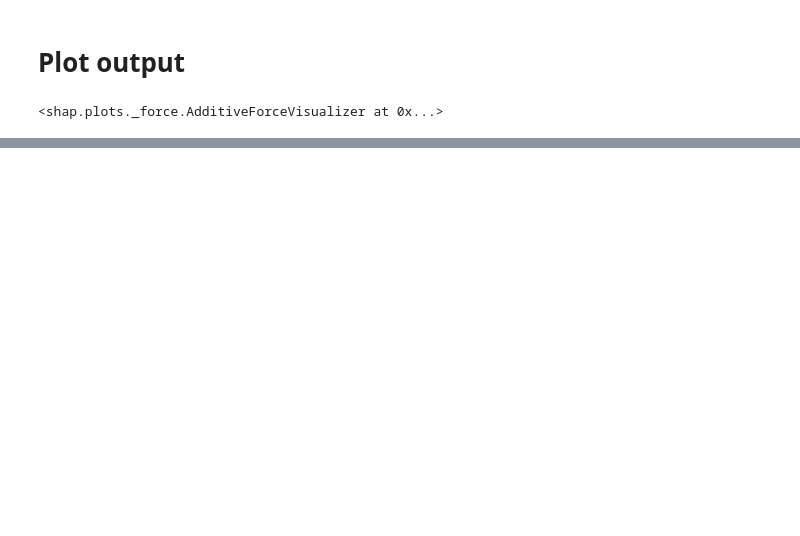
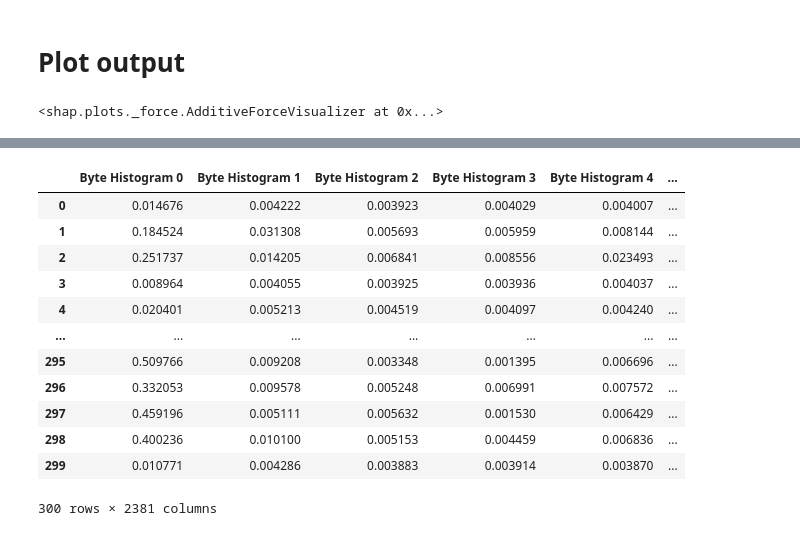
Before and after one commit to Septillion24/torment-nexus, a Jupyter notebook: notebooks/explain-model.ipynb, the cells around one changed output, grey strips where cells are left out. Cells and saved outputs as stored; diff of their text form; code cells hidden in the pictures; blank space fills up the shorter version.

```diff
--- a/notebooks/explain-model.ipynb
+++ b/notebooks/explain-model.ipynb
@@ -158,0 +151,19 @@ memmap([0.01467612, 0.00422187, 0.00392268, ..., 0.        , 0.        ,
+# %%
+df = pd.DataFrame(X_train[:300])
+df.columns = feature_names
+# %%
+df
+# %% [output]
+|  | Byte Histogram 0 | Byte Histogram 1 | Byte Histogram 2 | Byte Histogram 3 | Byte Histogram 4 | ... |
+| 0 | 0.014676 | 0.004222 | 0.003923 | 0.004029 | 0.004007 | ... |
+| 1 | 0.184524 | 0.031308 | 0.005693 | 0.005959 | 0.008144 | ... |
+| 2 | 0.251737 | 0.014205 | 0.006841 | 0.008556 | 0.023493 | ... |
+| 3 | 0.008964 | 0.004055 | 0.003925 | 0.003936 | 0.004037 | ... |
+| 4 | 0.020401 | 0.005213 | 0.004519 | 0.004097 | 0.004240 | ... |
+| ... | ... | ... | ... | ... | ... | ... |
+| 295 | 0.509766 | 0.009208 | 0.003348 | 0.001395 | 0.006696 | ... |
+| 296 | 0.332053 | 0.009578 | 0.005248 | 0.006991 | 0.007572 | ... |
+| 297 | 0.459196 | 0.005111 | 0.005632 | 0.001530 | 0.006429 | ... |
+| 298 | 0.400236 | 0.010100 | 0.005153 | 0.004459 | 0.006836 | ... |
+| 299 | 0.010771 | 0.004286 | 0.003883 | 0.003914 | 0.003870 | ... |
+300 rows × 2381 columns
```
Also changed, not shown: parts of 12 cells of this notebook, 5 other files.
